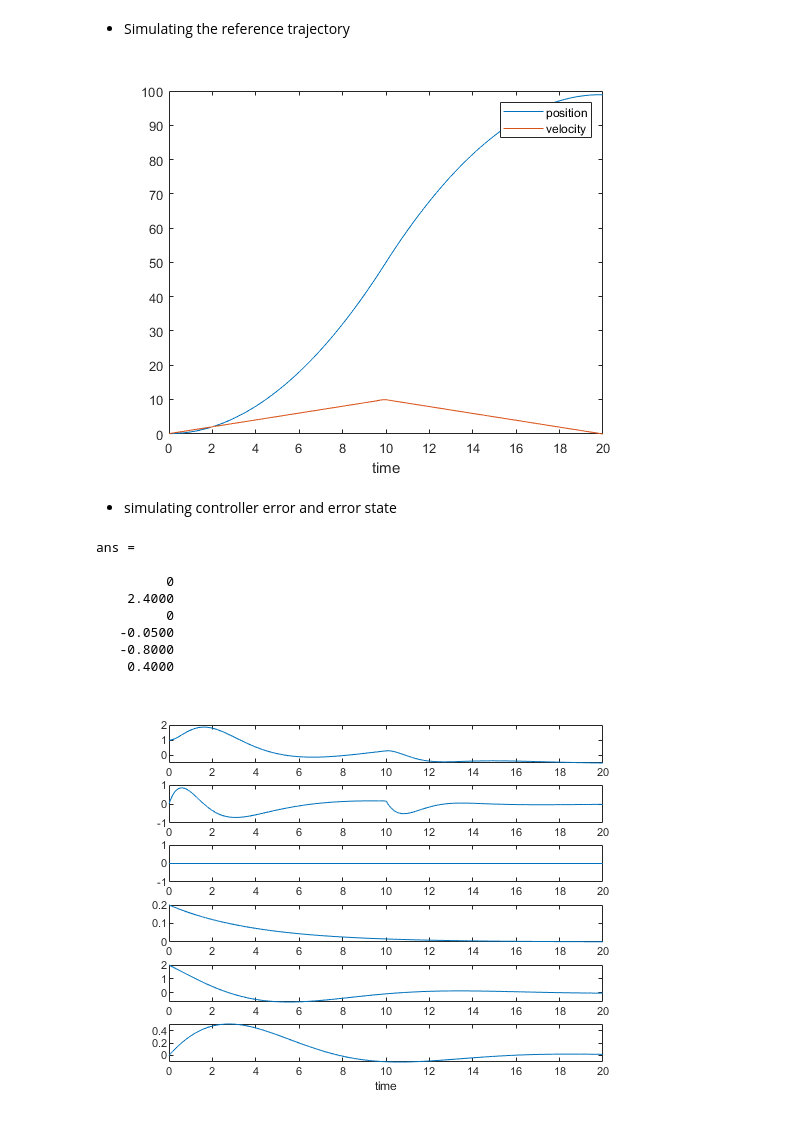
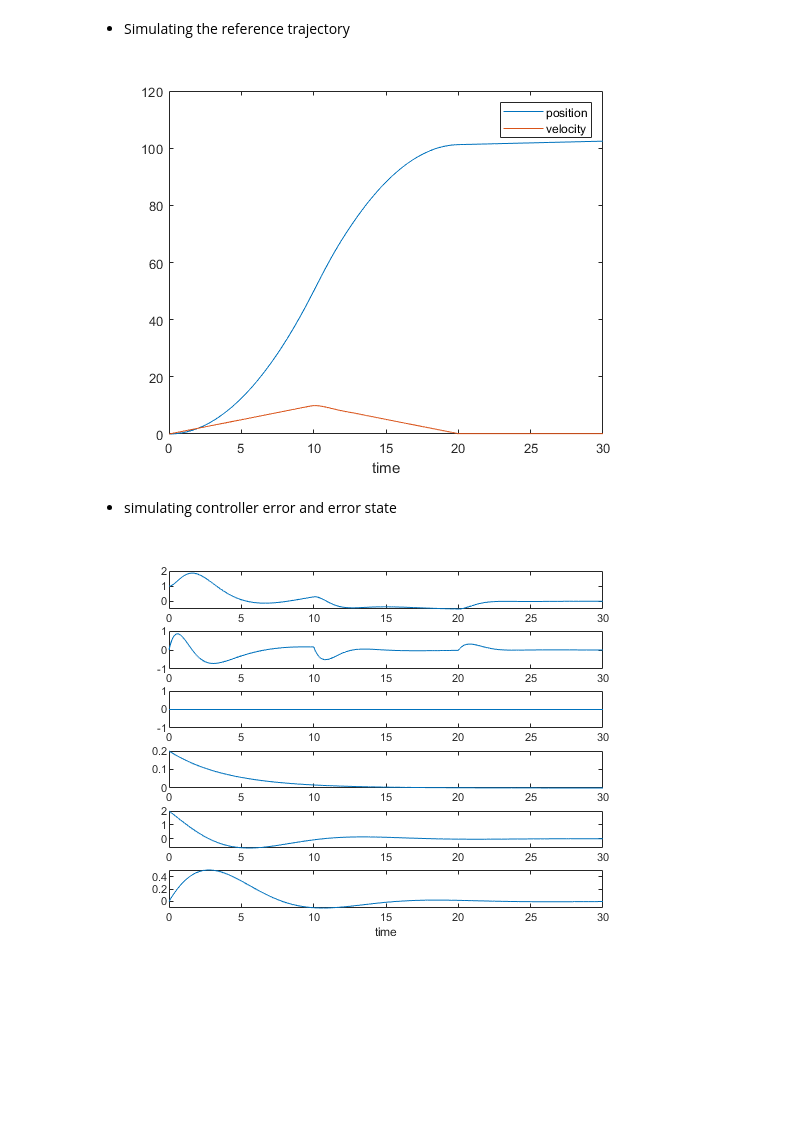
Before and after one commit to sendtooscar/GNCgrad, a Jupyter notebook: docs/jupyter/iGN_topic_3.ipynb, the cells around one changed output. Drawn from its saved outputs; the diff is of its cells as text; code cells hidden in the pictures; blank space fills up the shorter version.

```diff
--- a/docs/jupyter/iGN_topic_3.ipynb
+++ b/docs/jupyter/iGN_topic_3.ipynb
@@ -311,10 +311,10 @@ For the controller observer system you designed in Ex.7, perform a set point tra
 * Simulating the reference trajectory
 # %%
 xr0 = [0 0 0]'; % inttial conditions
-tspan = 0:0.01:20;
+tspan = 0:0.01:30;
 ur=1;
 
-[t, xr] = ode45(@(t,xr)(A*xr+B*sign(10-t)*ur),tspan,xr0);
+[t, xr] = ode45(@(t,xr)(A*xr+B*double(t<20)*sign(10-t)*ur),tspan,xr0);
 plot(t,xr(:,1))
 xlabel('time')
 
@@ -322,35 +322,26 @@ hold on
 plot(t,xr(:,2))
 legend('position ', 'velocity')
 # %% [output]
-[figure, old version]
+[figure, new version]
 # %% [markdown]
 * simulating controller error and error state
 # %%
 x0 = [1 0 0 0.2 2.0 0.0]'; % inttial conditions for state and observer
-tspan = 0:0.01:20;
+tspan = 0:0.01:30;
 A_new=[A-B*Kc     B*Kc;
        zeros(3,3) A-L*C];
 B_new=[B;0;0;0];
 ur=1;
 
-A_new*x0
 
-[t, x] = ode45(@(t,x)(A_new*x+B_new*sign(10-t)*ur),tspan,x0);
+[t, x] = ode45(@(t,x)(A_new*x+B_new*double(t<20)*sign(10-t)*ur),tspan,x0);
 
 for i=1:6
     subplot(6,1,i)
     plot(t,x(:,i))
 end
 xlabel('time')
 
 %legend('position ', 'velocity')
 # %% [output]
-ans =
-
-         0
-    2.4000
-         0
-   -0.0500
-   -0.8000
-    0.4000
-[figure, old version]
+[figure, new version]
```
Also changed, not shown: parts of 3 cells of this notebook, 19 other files.
